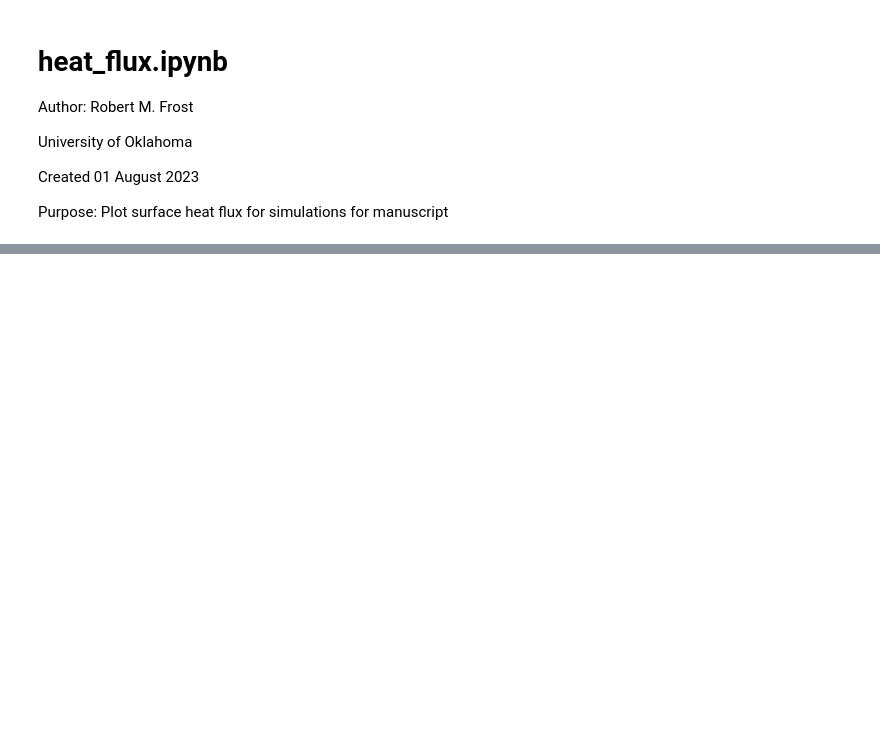
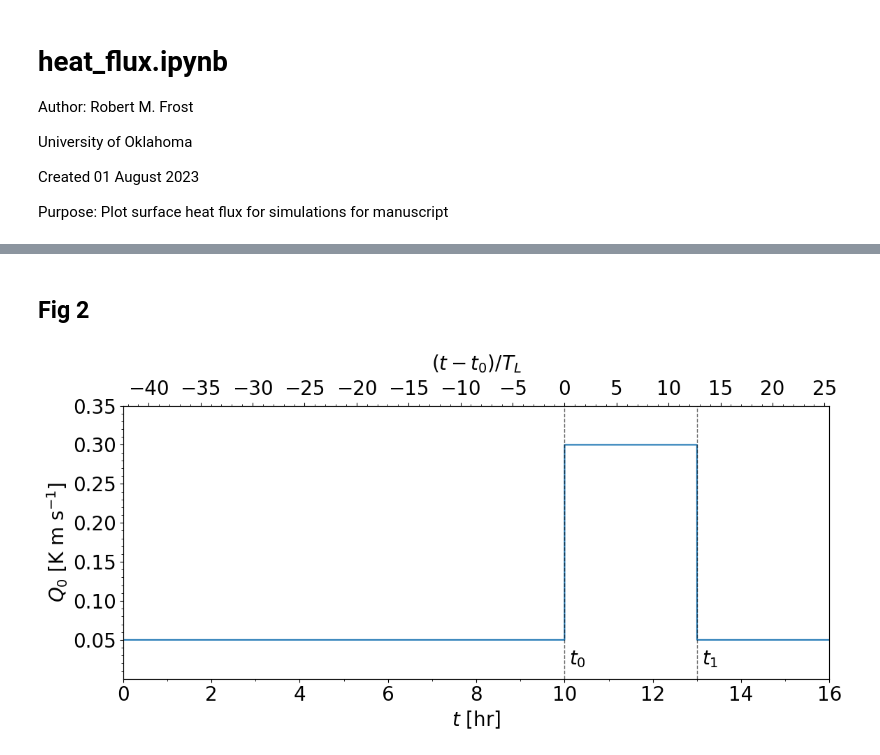
Before and after one commit to Salesky-ABL/ABL_Transition, a Jupyter notebook: plotting/heat_flux.ipynb, the cells around one changed output, grey strips where cells are left out. Saved outputs shown, nothing was run; the diff lists cells and outputs as text; code cells hidden in the pictures; blank space fills up the shorter version.

```diff
--- a/plotting/heat_flux.ipynb
+++ b/plotting/heat_flux.ipynb
@@ -48,0 +113,34 @@ ax.xaxis.set_minor_locator(MultipleLocator(1))
+# %% [markdown]
+## Fig 2
+# %%
+# find average T_L at hr 9.8333
+T_L = (843.69 + 861.95 + 841.57 + 844.23) / 4
+tlmax = max((time-10)*3600/T_L)
+tlmin = min((time-10)*3600/T_L)
+# %%
+fig, ax = plt.subplots(figsize=(12,6))
+
+ax.plot(time, flux, lw=1.5)
+
+ax.set_ylim(0.00001,0.35)
+ax.set_xlim(0,16)
+ax.set_ylabel("$Q_0$ [K m s$^{-1}$]")
+ax.set_xlabel("$t$ [hr]")
+ax.axvline(x=10, c="black", lw=1, alpha=0.6, ls="--")
+ax.axvline(x=13, c="black", lw=1, alpha=0.6, ls="--")
+ax.text(10 + 0.3, 0.025, "$t_0$", ha="center", va="center")
+ax.text(13 + 0.3, 0.025, "$t_1$", ha="center", va="center")
+ax.yaxis.set_minor_locator(MultipleLocator(0.01))
+ax.xaxis.set_major_locator(MultipleLocator(2))
+ax.xaxis.set_minor_locator(MultipleLocator(1))
+
+ax2 = ax.twiny()
+ax2.set_xlim(tlmin, tlmax)
+ax2.set_xlabel("$(t-t_0) / T_L$", labelpad=10)
+ax2.xaxis.set_major_locator(MultipleLocator(5))
+ax2.xaxis.set_minor_locator(MultipleLocator(1))
+
+fig.tight_layout()
+plt.savefig("/home/rfrost/manuscript_plots/fig2.pdf", format="pdf", dpi=900, bbox_inches="tight")
+# %% [output]
+[figure, added]
```
Also changed, not shown: parts of 9 cells of this notebook, 5 other files.
